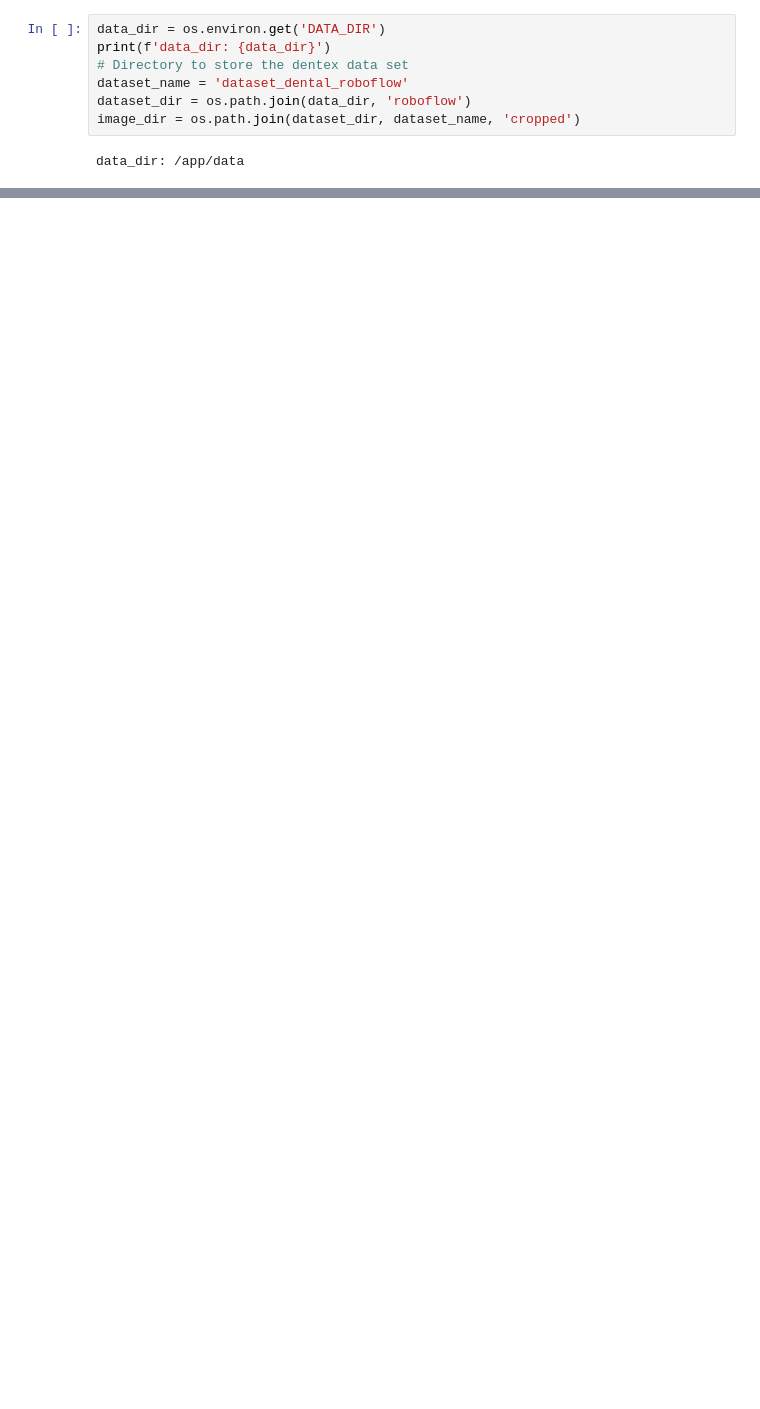
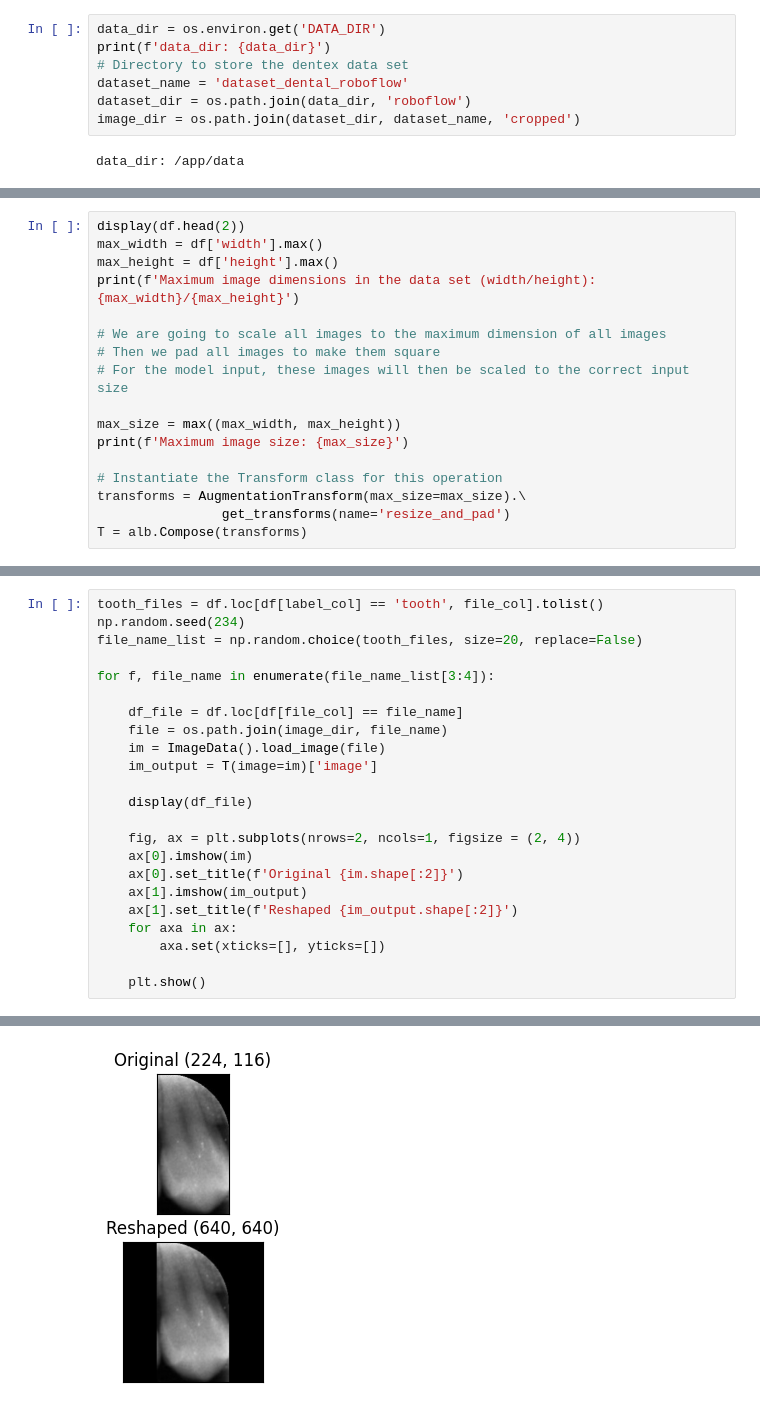
Before and after one commit to ccb-hms/computervision, a Jupyter notebook: notebooks/classification/04_augmentation.ipynb, the cells around one changed output, grey strips where cells are left out. Drawn from its saved outputs; the diff is of its cells as text; blank space fills up the shorter version.

```diff
--- a/notebooks/classification/04_augmentation.ipynb
+++ b/notebooks/classification/04_augmentation.ipynb
@@ -156,0 +194,17 @@ NameError: name 'load_and_process_image' is not defined
+# %%
+display(df.head(2))
+max_width = df['width'].max()
+max_height = df['height'].max()
+print(f'Maximum image dimensions in the data set (width/height): {max_width}/{max_height}')
+
+# We are going to scale all images to the maximum dimension of all images
+# Then we pad all images to make them square
+# For the model input, these images will then be scaled to the correct input size
+
+max_size = max((max_width, max_height))
+print(f'Maximum image size: {max_size}')
+
+# Instantiate the Transform class for this operation
+transforms = AugmentationTransform(max_size=max_size).\
+                get_transforms(name='resize_and_pad')
+T = alb.Compose(transforms)
@@ -156,0 +217,24 @@ NameError: name 'load_and_process_image' is not defined
+# %%
+tooth_files = df.loc[df[label_col] == 'tooth', file_col].tolist()
+np.random.seed(234)
+file_name_list = np.random.choice(tooth_files, size=20, replace=False)
+
+for f, file_name in enumerate(file_name_list[3:4]):
+
+    df_file = df.loc[df[file_col] == file_name]
+    file = os.path.join(image_dir, file_name)
+    im = ImageData().load_image(file)
+    im_output = T(image=im)['image']
+
+    display(df_file)
+
+    fig, ax = plt.subplots(nrows=2, ncols=1, figsize = (2, 4))
+    ax[0].imshow(im)
+    ax[0].set_title(f'Original {im.shape[:2]}')
+    ax[1].imshow(im_output)
+    ax[1].set_title(f'Reshaped {im_output.shape[:2]}')
+    for axa in ax:
+        axa.set(xticks=[], yticks=[])
+
+    plt.show()
+# %% [output]
@@ -156,0 +243 @@ NameError: name 'load_and_process_image' is not defined
+[figure, added]
```
Also changed, not shown: parts of 15 cells of this notebook, 5 other files.
